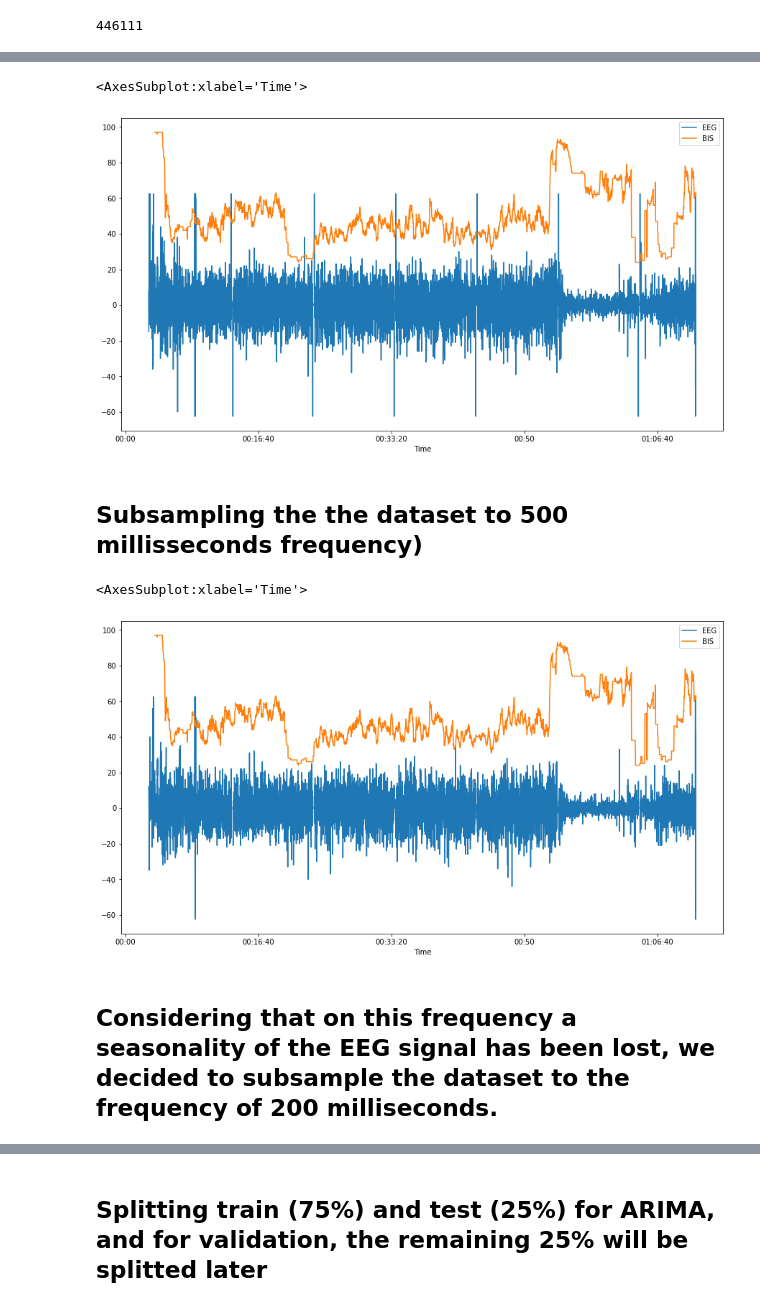
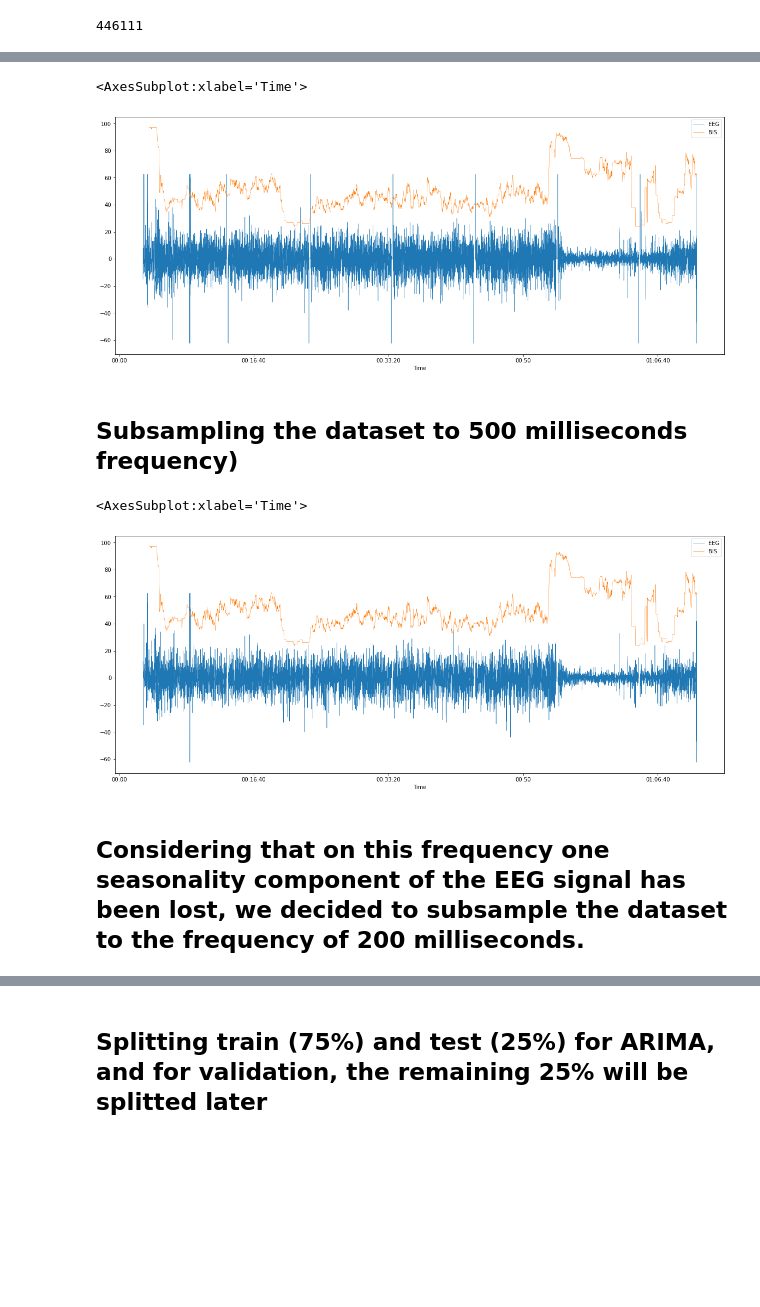
Before and after one commit to Dienert/anesthesia_serie, a Jupyter notebook: notebooks/dataset.ipynb, the cells around one changed output, grey strips where cells are left out. Saved outputs shown, nothing was run; the diff lists cells and outputs as text; code cells hidden in the pictures; blank space fills up the shorter version.

```diff
--- a/notebooks/dataset.ipynb
+++ b/notebooks/dataset.ipynb
@@ -3,7 +3,9 @@ import pandas as pd
 import matplotlib.pyplot as plt
 import matplotlib as mpl
 # %%
-mpl.rcParams['figure.figsize'] = [15, 8]
+mpl.rcParams['figure.figsize'] = [20, 8]
+# %%
+linewidth = 0.5
 # %%
 from datetime import datetime
 custom_time_parser = lambda x: datetime.strptime(x, "%H:%M:%S.%f").time()
@@ -111,16 +113,16 @@ df_full[['EEG', 'BIS']].iloc[::30].plot()
 # %%
-df_full[['EEG', 'BIS']].iloc[::40].plot()
+df_full[['EEG', 'BIS']].iloc[::40].plot(linewidth = linewidth)
 # %% [output]
 <AxesSubplot:xlabel='Time'>
-[figure, old version]
+[figure, new version]
 # %% [markdown]
-## Subsampling the the dataset to 500 millisseconds frequency)
+## Subsampling the dataset to 500 milliseconds frequency)
 # %%
-df_full[['EEG', 'BIS']].iloc[::50].plot()
+df_full[['EEG', 'BIS']].iloc[::50].plot(linewidth = linewidth)
 # %% [output]
 <AxesSubplot:xlabel='Time'>
-[figure, old version]
+[figure, new version]
 # %% [markdown]
-## Considering that on this frequency a seasonality of the EEG signal has been lost, we decided to subsample the dataset to the frequency of 200 milliseconds.
+## Considering that on this frequency one seasonality component of the EEG signal has been lost, we decided to subsample the dataset to the frequency of 200 milliseconds.
 # %%
 df_subsampled = df_full[['EEG', 'BIS']].iloc[::20]
```
Also changed, not shown: parts of 11 cells of this notebook.
